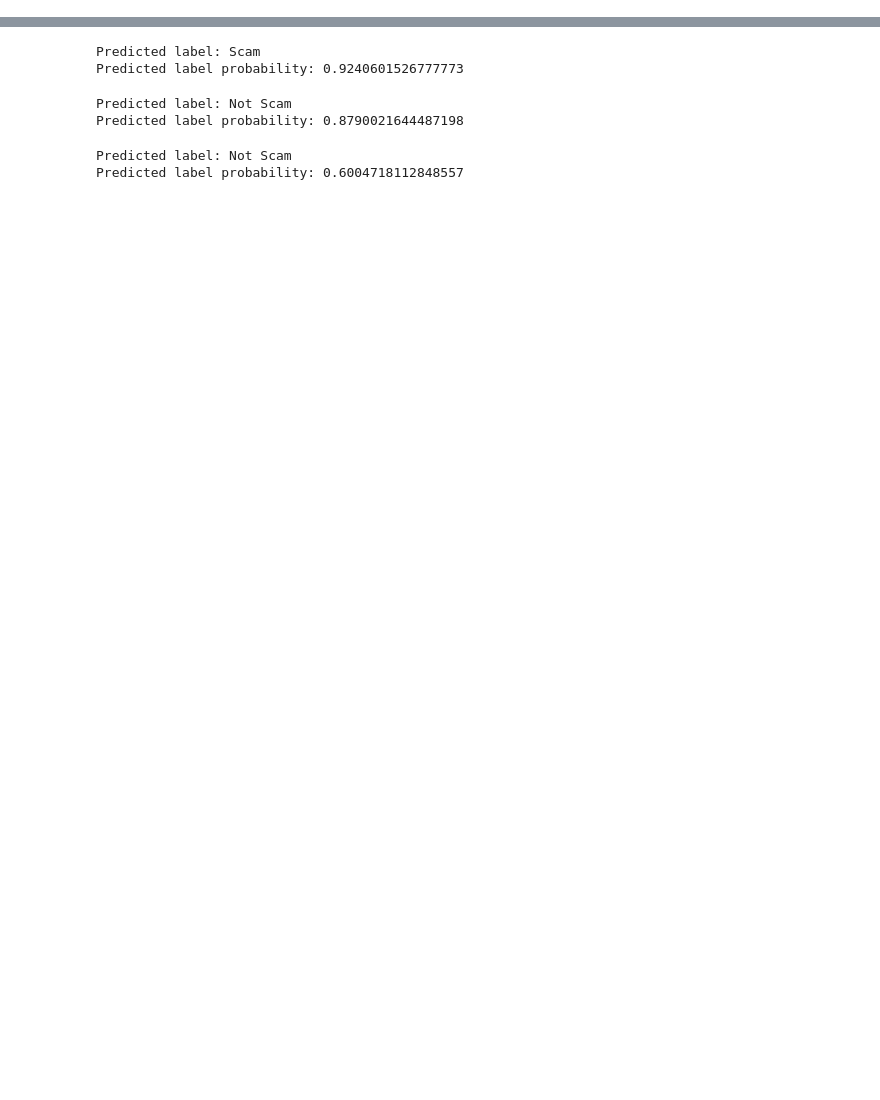
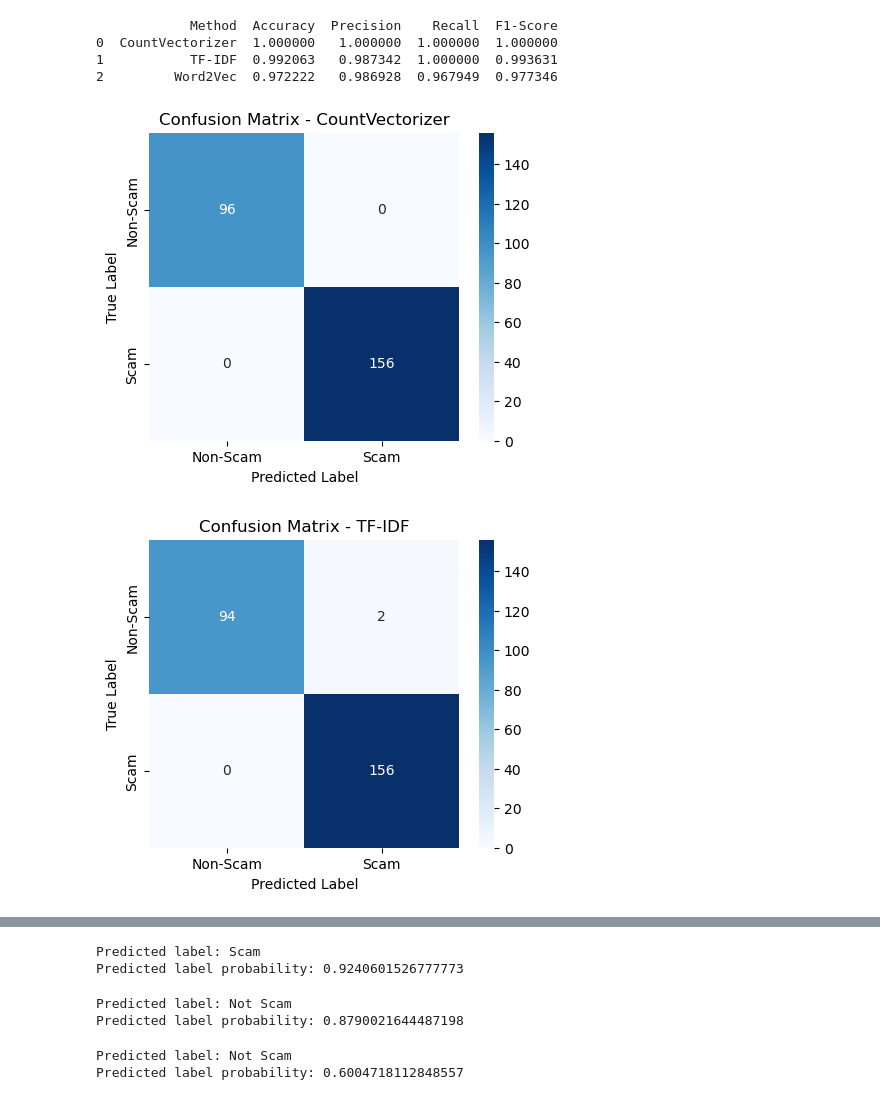
Before and after one commit to junxianyong/INF2008_P1-08, a Jupyter notebook: synthetic_data/junxian_experiment.ipynb, the cells around one changed output, grey strips where cells are left out. Cells and saved outputs as stored; diff of their text form; code cells hidden in the pictures; blank space fills up the shorter version.

```diff
--- a/synthetic_data/junxian_experiment.ipynb
+++ b/synthetic_data/junxian_experiment.ipynb
@@ -98,0 +60,56 @@ weighted avg       0.97      0.97      0.97       252
+# %%
+# Train Logistic Regression model
+model_count = LogisticRegression(max_iter=1000)
+model_count.fit(X_train_count, y_train_count)
+model_tfidf = LogisticRegression(max_iter=1000)
+model_tfidf.fit(X_train_tfidf, y_train_tfidf)
+model_w2v = LogisticRegression(max_iter=1000)
+model_w2v.fit(X_train_w2v, y_train_w2v)
+
+# Evaluate models
+y_pred_count = model_count.predict(X_test_count)
+y_pred_tfidf = model_tfidf.predict(X_test_tfidf)
+y_pred_w2v = model_w2v.predict(X_test_w2v)
+
+# Function to evaluate models and return performance metrics
+def evaluate_model(model_name, y_test, y_pred):
+    acc = accuracy_score(y_test, y_pred)
+    precision = precision_score(y_test, y_pred)
+    recall = recall_score(y_test, y_pred)
+    f1 = f1_score(y_test, y_pred)
+
+    return [model_name, acc, precision, recall, f1]
+
+# Evaluate each model and store results
+results = []
+results.append(evaluate_model("CountVectorizer", y_test_count, y_pred_count))
+results.append(evaluate_model("TF-IDF", y_test_tfidf, y_pred_tfidf))
+results.append(evaluate_model("Word2Vec", y_test_w2v, y_pred_w2v))
+
+# Create a DataFrame for a clean table output
+df_results = pd.DataFrame(results, columns=["Method", "Accuracy", "Precision", "Recall", "F1-Score"])
+
+# Display the results as a Pandas DataFrame table
+print(df_results)
+
+# Plot confusion matrices
+def plot_confusion_matrix(model_name, y_test, y_pred):
+    plt.figure(figsize=(5,4))
+    cm = confusion_matrix(y_test, y_pred)
+    sns.heatmap(cm, annot=True, fmt="d", cmap="Blues", xticklabels=["Non-Scam", "Scam"], yticklabels=["Non-Scam", "Scam"])
+    plt.xlabel("Predicted Label")
+    plt.ylabel("True Label")
+    plt.title(f"Confusion Matrix - {model_name}")
+    plt.show()
+
+# Plot confusion matrix for each model
+plot_confusion_matrix("CountVectorizer", y_test_count, y_pred_count)
+plot_confusion_matrix("TF-IDF", y_test_tfidf, y_pred_tfidf)
+plot_confusion_matrix("Word2Vec", y_test_w2v, y_pred_w2v)
+# %% [output]
+            Method  Accuracy  Precision    Recall  F1-Score
+0  CountVectorizer  1.000000   1.000000  1.000000  1.000000
+1           TF-IDF  0.992063   0.987342  1.000000  0.993631
+2         Word2Vec  0.972222   0.986928  0.967949  0.977346
+[figure, added]
+[figure, added]
```
Also changed, not shown: parts of 3 cells of this notebook.
